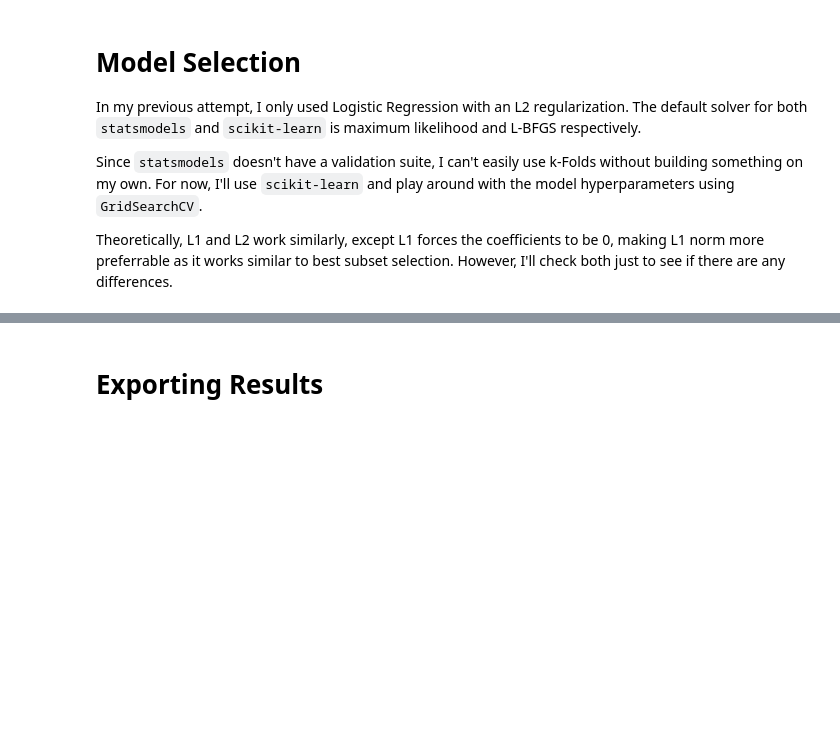
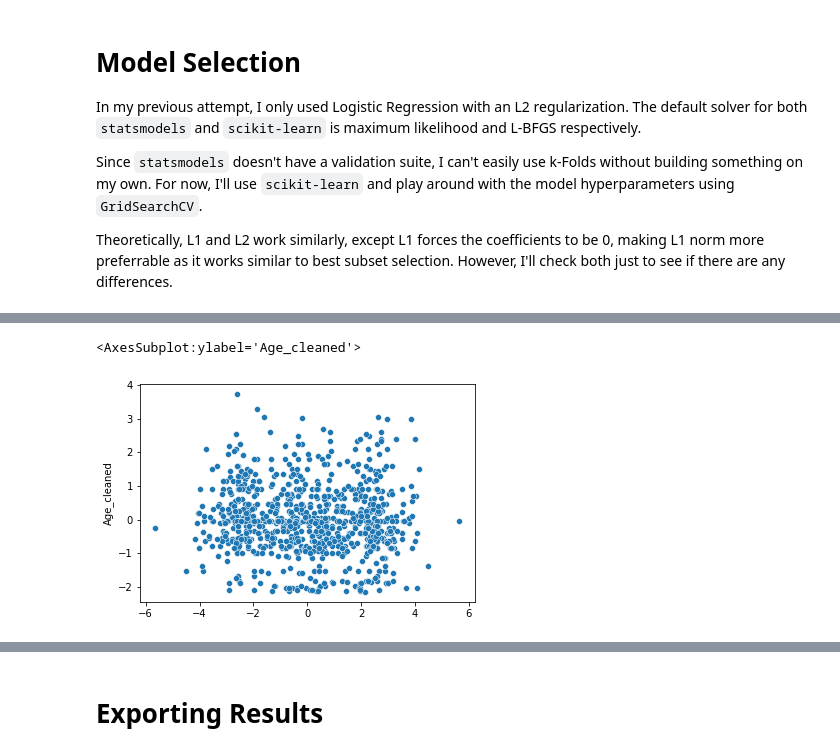
Before and after one commit to tvrtl3b0y/kaggle, a Jupyter notebook: 01-Titanic_Survivors/20220511.ipynb, the cells around one changed output, grey strips where cells are left out. Drawn from its saved outputs; the diff is of its cells as text; code cells hidden in the pictures; blank space fills up the shorter version.

```diff
--- a/01-Titanic_Survivors/20220511.ipynb
+++ b/01-Titanic_Survivors/20220511.ipynb
@@ -336,0 +428,8 @@ smf.logit(data=df_train_cleaned)
+# %%
+sns.scatterplot(
+    x=m02_y_log_odds,
+    y=df_train_analysis.Age_cleaned,
+)
+# %% [output]
+<AxesSubplot:ylabel='Age_cleaned'>
+[figure, added]
```
Also changed, not shown: parts of 23 cells of this notebook.
